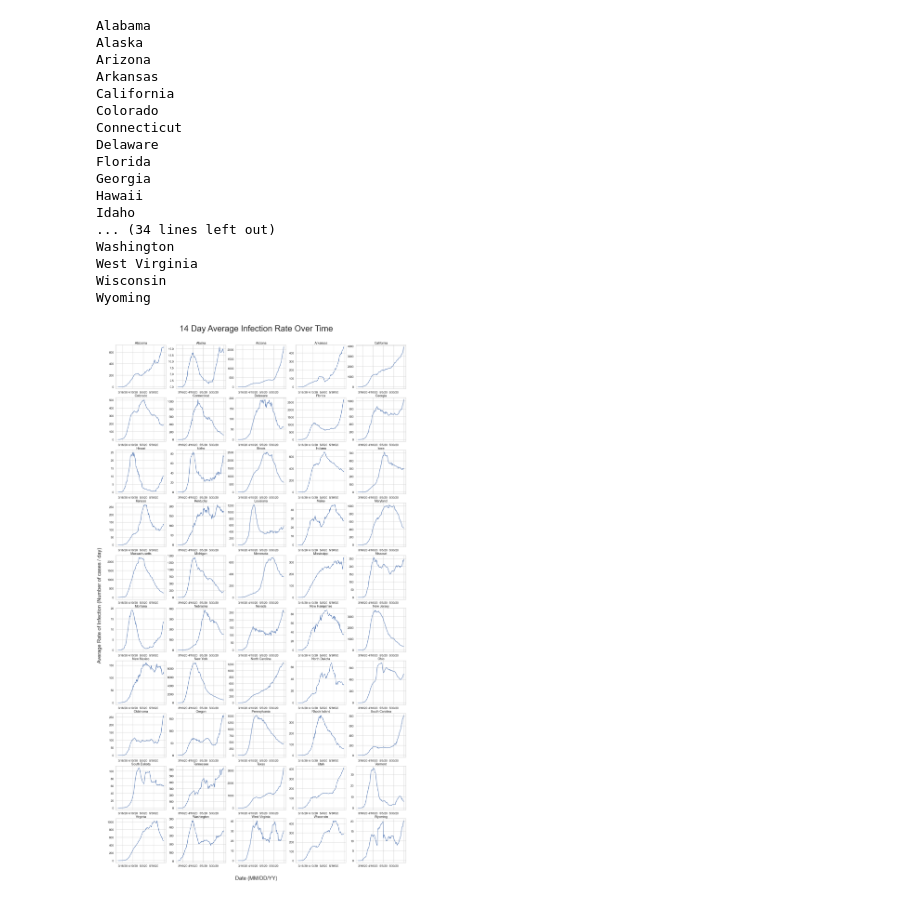
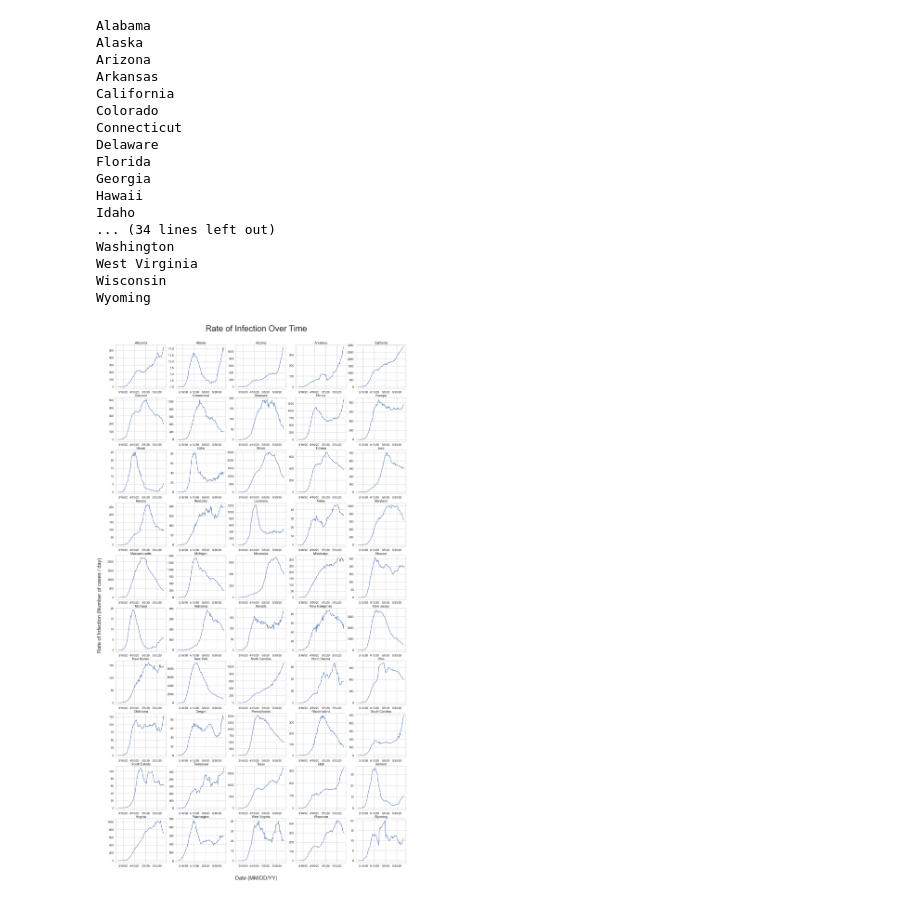
Before and after one commit to nateharms/COVID-19, a Jupyter notebook: notebooks/rates-and-infections.ipynb, the cells around one changed output. Cells and saved outputs as stored; diff of their text form; code cells hidden in the pictures.

```diff
--- a/notebooks/rates-and-infections.ipynb
+++ b/notebooks/rates-and-infections.ipynb
@@ -31,39 +35,38 @@ fig, ax = plt.subplots(10, 5, figsize=(30,55))
 axes = []
 for a in ax:
     axes += list(a)
 i = 0
-delta = 14
 for state, group in df.groupby('Province_State'):
     if state in ['American Samoa', 'Diamond Princess', 'Grand Princess', 'Guam', 'Northern Mariana Islands', 'Puerto Rico', 'District of Columbia','Virgin Islands']:
         continue
     print(state)
     a = axes[i]
     state_data = group.iloc[:,40:].sum()
-    (state_data.diff(delta)/delta).plot(ax=a, title=state)
+    (state_data.diff(14)/14).plot(ax=a, title=state)
     i += 1
 fig.text(0.5, 0.1, 'Date (MM/DD/YY)', ha='center', size=30)
-fig.text(0.075, 0.5, 'Average Rate of Infection (Number of cases / day)', va='center', rotation='vertical', size=30)
-fig.text(0.5, 0.9, f'{delta} Day Average Infection Rate Over Time', ha='center', size=48)
-fig.savefig('rates.png', bbox_inches='tight', dpi=120)
+fig.text(0.075, 0.5, 'Rate of Infection (Number of cases / day)', va='center', rotation='vertical', size=30)
+fig.text(0.5, 0.9, 'Rate of Infection Over Time', ha='center', size=48)
+fig.savefig('rates.png')
 # %% [output]
 Alabama
 Alaska
 Arizona
 Arkansas
 California
 Colorado
 Connecticut
 Delaware
 Florida
 Georgia
 Hawaii
 Idaho
 ... (34 lines left out)
 Washington
 West Virginia
 Wisconsin
 Wyoming
-[figure, old version]
+[figure, new version]
 # %%
 fig, ax = plt.subplots(10, 5, figsize=(30,55))
 axes = []
```
Also changed, not shown: parts of 11 cells of this notebook, 15 other files.
